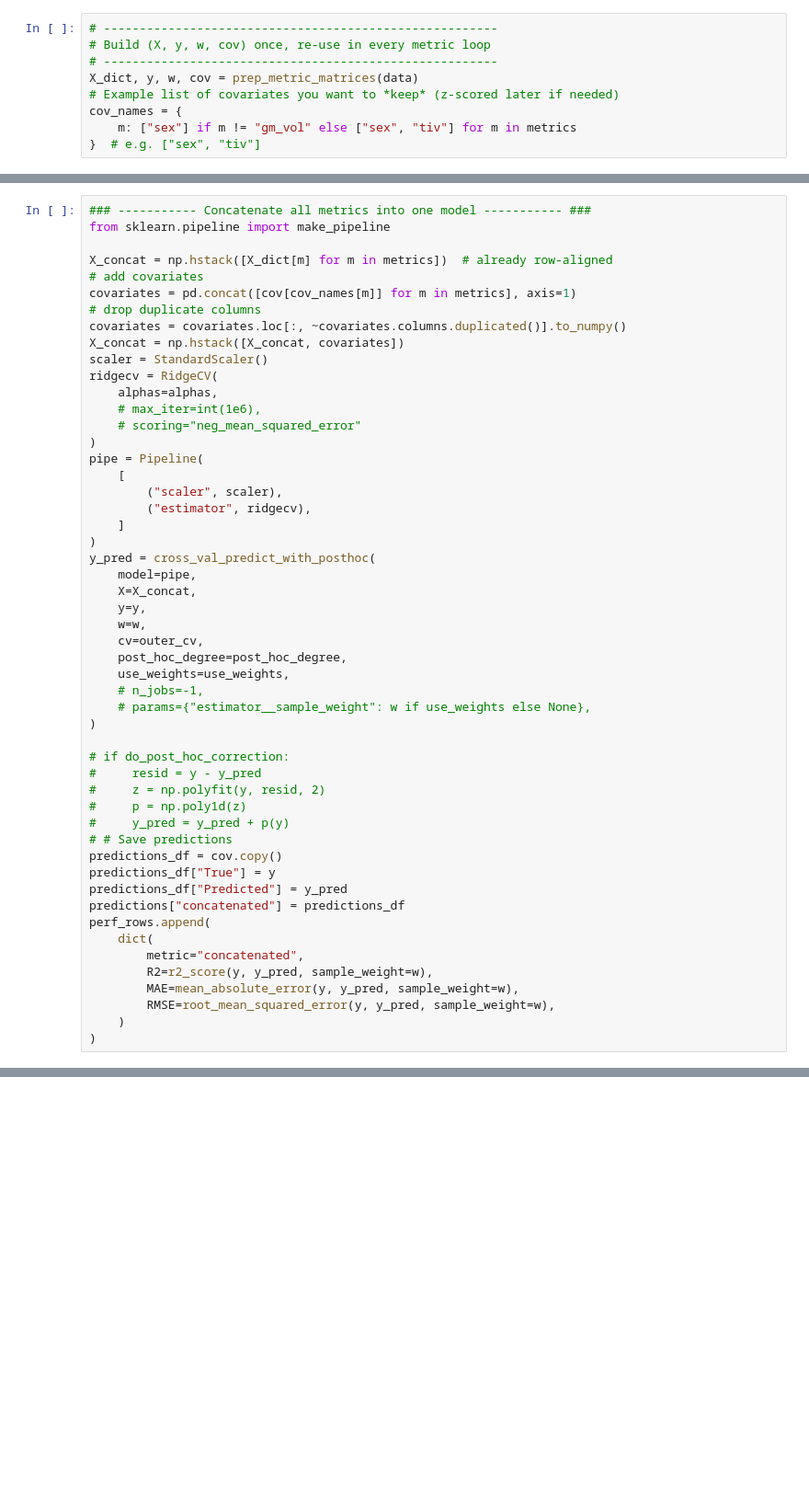
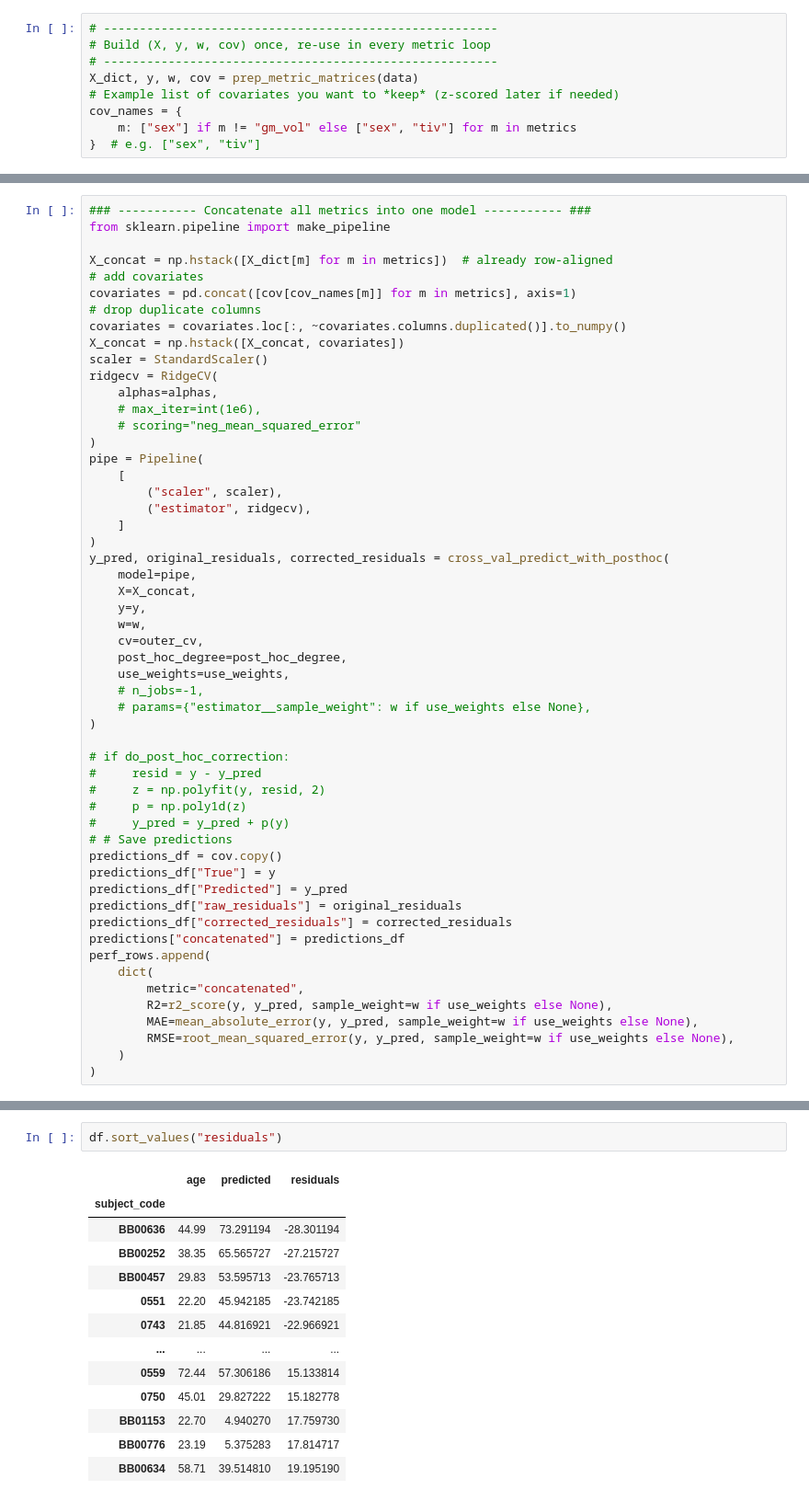
Before and after one commit to GalKepler/neuroaging, a Jupyter notebook: notebooks/fig4/fig4.ipynb, the cells around one changed output, grey strips where cells are left out. Shown at 92% size. Saved outputs shown, nothing was run; the diff lists cells and outputs as text; blank space fills up the shorter version.

```diff
--- a/notebooks/fig4/fig4.ipynb
+++ b/notebooks/fig4/fig4.ipynb
@@ -504,7 +607,7 @@ pipe = Pipeline(
         ("estimator", ridgecv),
     ]
 )
-y_pred = cross_val_predict_with_posthoc(
+y_pred, original_residuals, corrected_residuals = cross_val_predict_with_posthoc(
     model=pipe,
     X=X_concat,
     y=y,
@@ -525,13 +628,15 @@ y_pred = cross_val_predict_with_posthoc(
 predictions_df = cov.copy()
 predictions_df["True"] = y
 predictions_df["Predicted"] = y_pred
+predictions_df["raw_residuals"] = original_residuals
+predictions_df["corrected_residuals"] = corrected_residuals
 predictions["concatenated"] = predictions_df
 perf_rows.append(
     dict(
         metric="concatenated",
-        R2=r2_score(y, y_pred, sample_weight=w),
-        MAE=mean_absolute_error(y, y_pred, sample_weight=w),
-        RMSE=root_mean_squared_error(y, y_pred, sample_weight=w),
+        R2=r2_score(y, y_pred, sample_weight=w if use_weights else None),
+        MAE=mean_absolute_error(y, y_pred, sample_weight=w if use_weights else None),
+        RMSE=root_mean_squared_error(y, y_pred, sample_weight=w if use_weights else None),
     )
 )
 # %%
@@ -812,0 +913,16 @@ Pipeline(steps=[('scaler', StandardScaler()),
+# %%
+df.sort_values("residuals")
+# %% [output]
+|  | age | predicted | residuals |
+| subject_code |  |  |  |
+| BB00636 | 44.99 | 73.291194 | -28.301194 |
+| BB00252 | 38.35 | 65.565727 | -27.215727 |
+| BB00457 | 29.83 | 53.595713 | -23.765713 |
+| 0551 | 22.20 | 45.942185 | -23.742185 |
+| 0743 | 21.85 | 44.816921 | -22.966921 |
+| ... | ... | ... | ... |
+| 0559 | 72.44 | 57.306186 | 15.133814 |
+| 0750 | 45.01 | 29.827222 | 15.182778 |
+| BB01153 | 22.70 | 4.940270 | 17.759730 |
+| BB00776 | 23.19 | 5.375283 | 17.814717 |
+| BB00634 | 58.71 | 39.514810 | 19.195190 |
```
Also changed, not shown: parts of 18 cells of this notebook.
